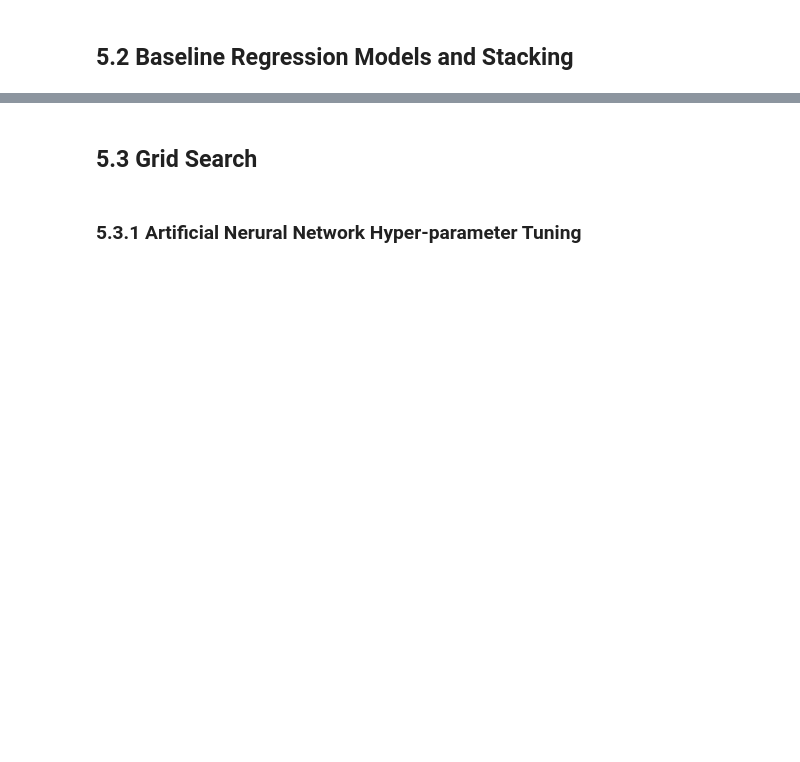
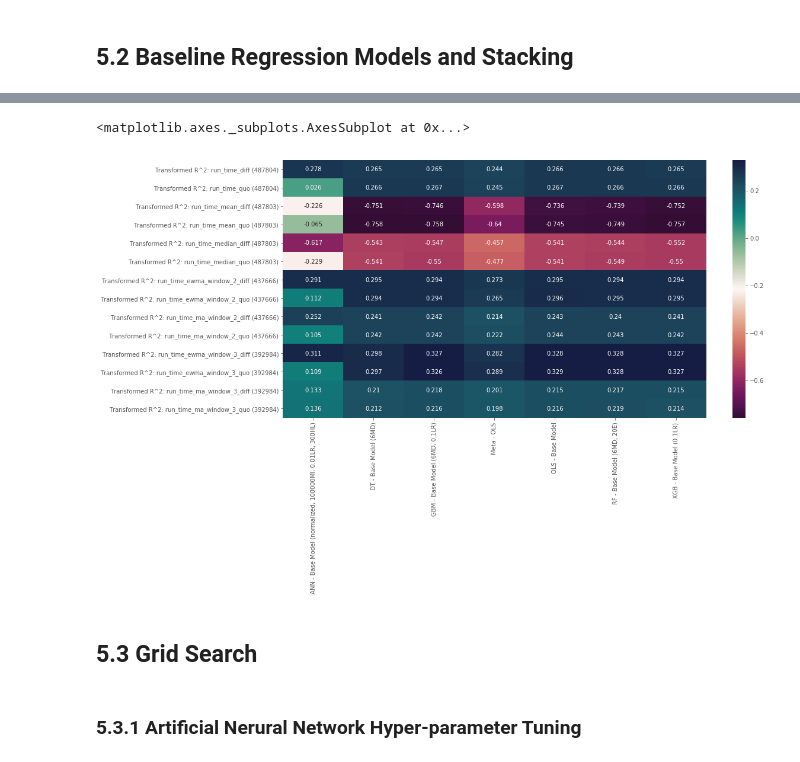
Before and after one commit to terryluzj/ba-fyp-sports-analytics, a Jupyter notebook: analysis/predictive/regression_models.ipynb, the cells around one changed output, grey strips where cells are left out. Cells and saved outputs as stored; diff of their text form; code cells hidden in the pictures; blank space fills up the shorter version.

```diff
--- a/analysis/predictive/regression_models.ipynb
+++ b/analysis/predictive/regression_models.ipynb
@@ -233,3 +233,10 @@ sns.heatmap(value_df, annot=True, fmt='g', cmap=cmocean.cm.curl_r)
+# %%
+value_df = rsquare_report.dropna().astype(float).iloc[1:, :]
+value_df = value_df.applymap(lambda x: float(x))
+sns.heatmap(value_df, annot=True, fmt='g', cmap=cmocean.cm.curl_r)
+# %% [output]
+<matplotlib.axes._subplots.AxesSubplot at 0x...>
+[figure, added]
 # %% [markdown]
 ## 5.3 Grid Search
 # %% [markdown]
```
Also changed, not shown: parts of 19 cells of this notebook, 2 other files.
